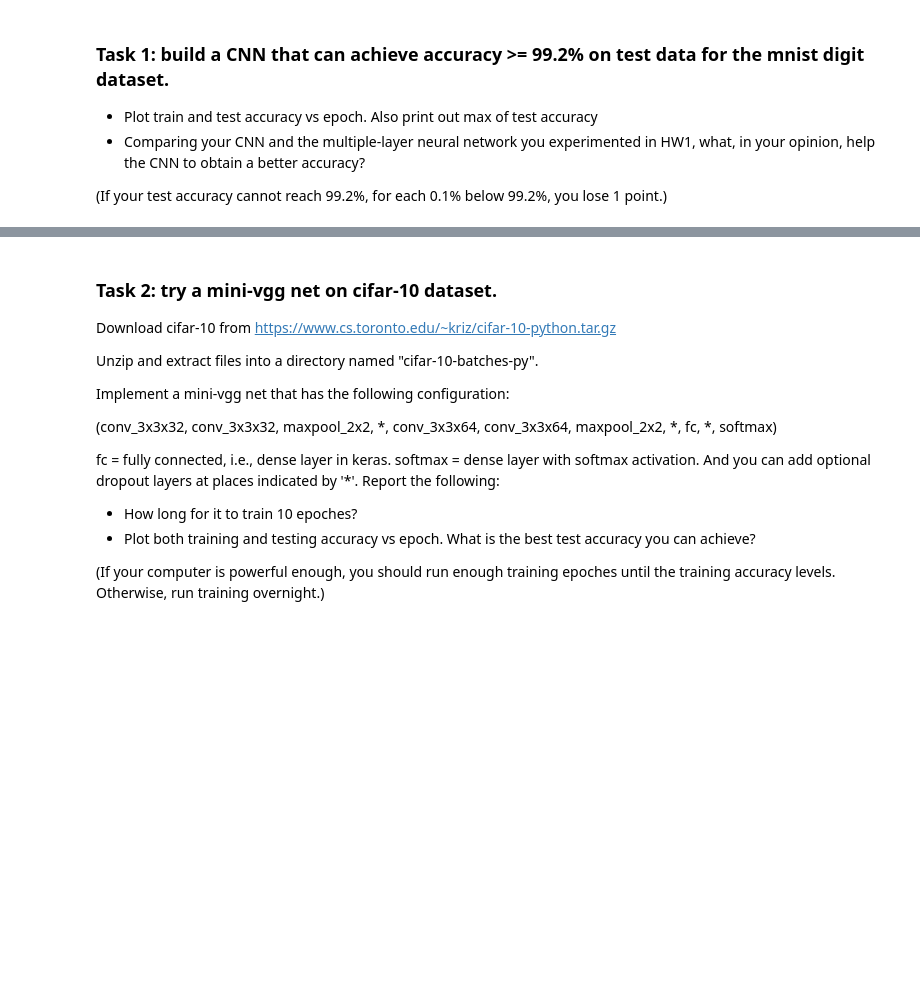
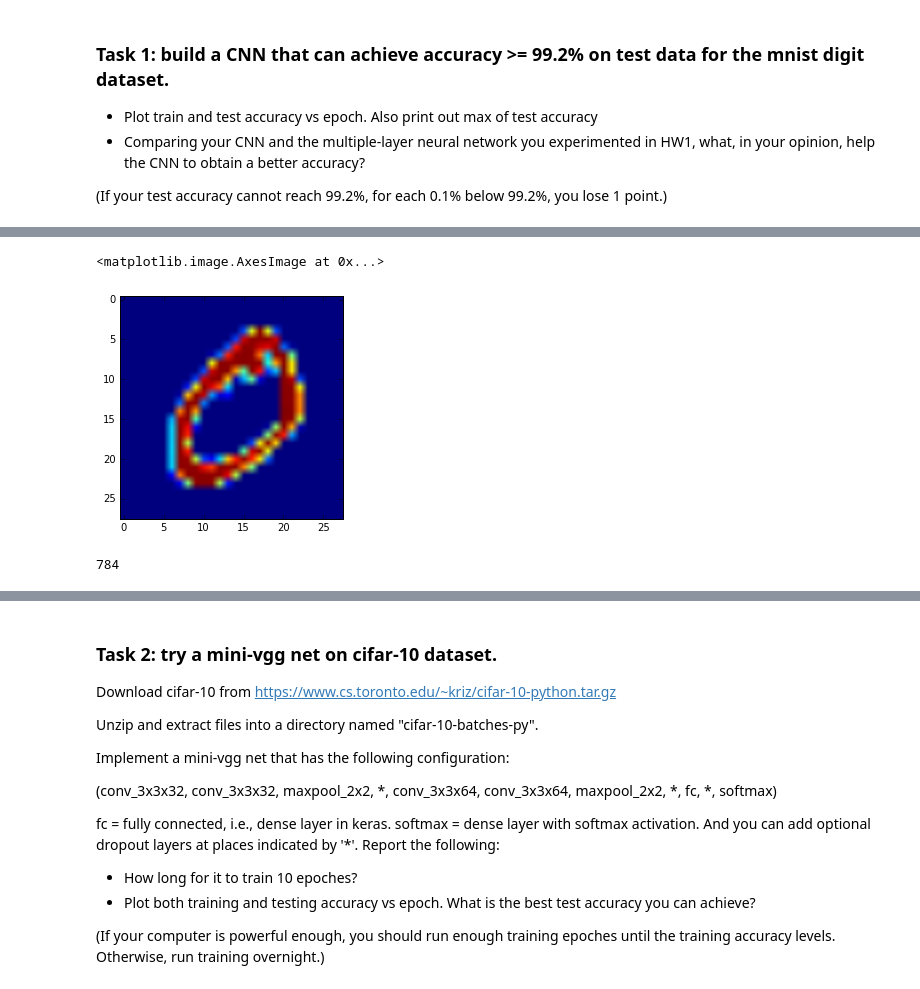
Before and after one commit to ZhongzhuPeng/CS7700_deep_learning, a Jupyter notebook: HW2.ipynb, the cells around one changed output, grey strips where cells are left out. Drawn from its saved outputs; the diff is of its cells as text; code cells hidden in the pictures; blank space fills up the shorter version.

```diff
--- a/HW2.ipynb
+++ b/HW2.ipynb
@@ -9,0 +22,15 @@
+# %%
+f = gzip.open('mnist.pkl.gz', 'rb')
+train_set, valid_set, test_set = pickle.load(f,encoding='latin1')
+f.close()
+# %%
+plt.imshow(train_set[0][1].reshape((28,28)))
+# %% [output]
+<matplotlib.image.AxesImage at 0x...>
+[figure, added]
+# %%
+img_dim = train_set[0].shape[1]
+print(img_dim)
+n_class = 10
+# %% [output]
+784
```
Also changed, not shown: parts of 14 cells of this notebook.
